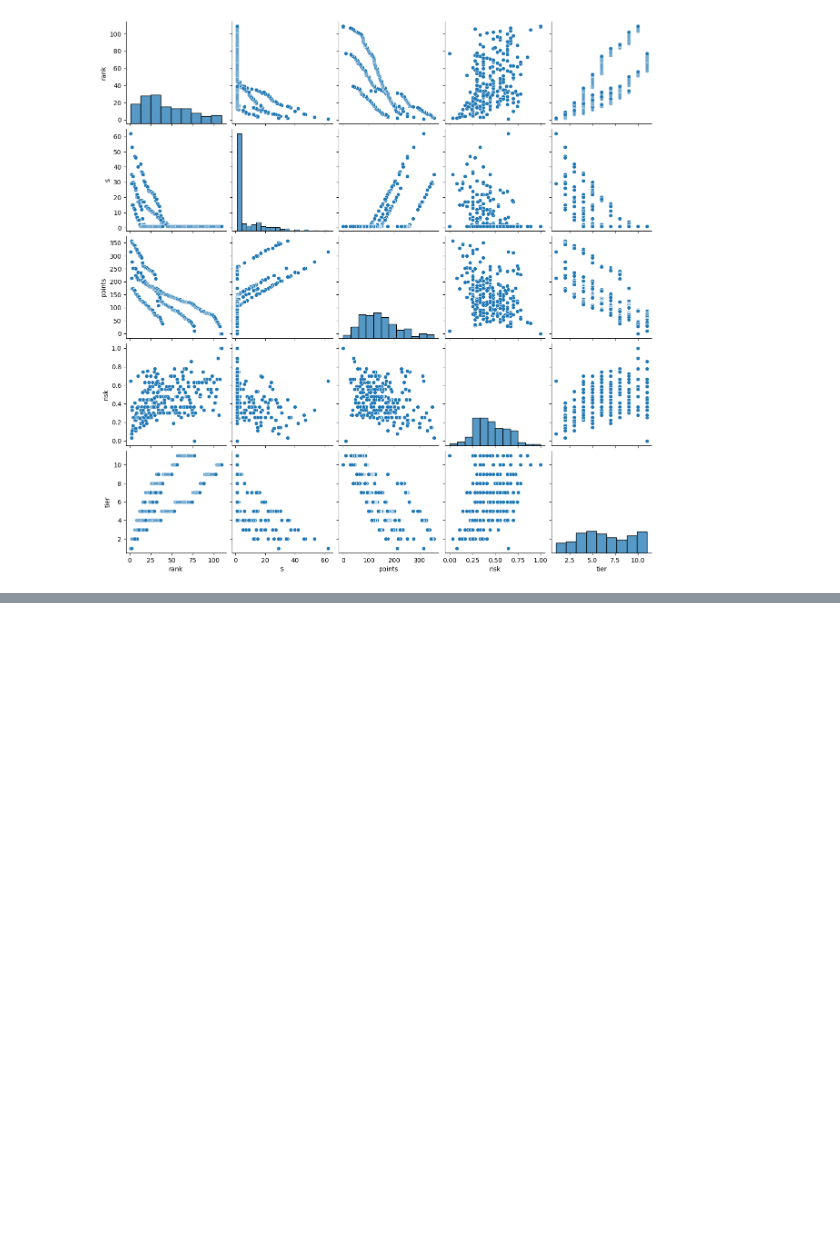
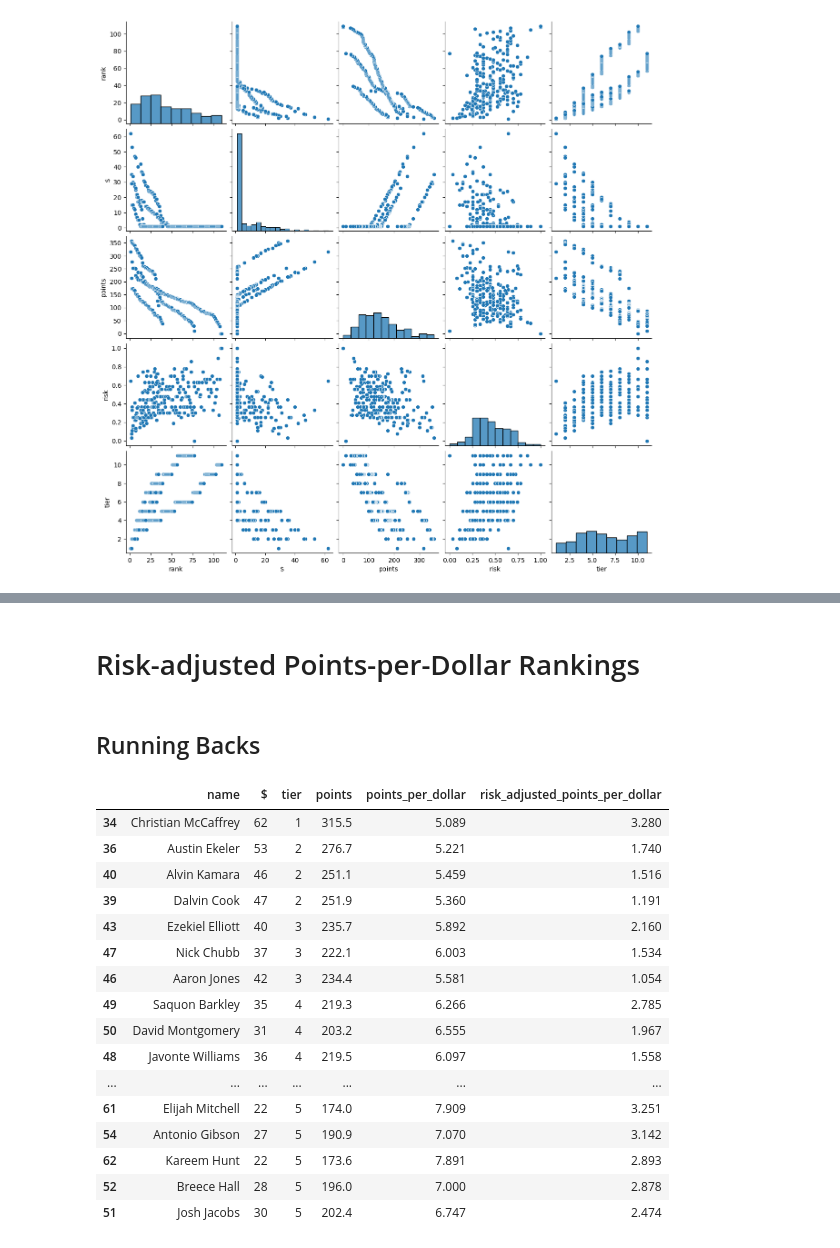
Before and after one commit to zbloss/salary-cap-analysis, a Jupyter notebook: notebooks/eda.ipynb, the cells around one changed output, grey strips where cells are left out. Drawn from its saved outputs; the diff is of its cells as text; code cells hidden in the pictures; blank space fills up the shorter version.

```diff
--- a/notebooks/eda.ipynb
+++ b/notebooks/eda.ipynb
@@ -401,7 +401,8 @@ sns.pairplot(data)
 <Figure size 1000x1000 with 0 Axes>
 [figure]
 # %%
-data['points_per_dollar'] = data['points'] / data['$']
+data['points_per_dollar'] = round(data['points'] / data['$'], 3)
+data['risk_adjusted_points_per_dollar'] = round(data['points_per_dollar'] * data['risk'], 3)
 # %%
 fig = px.scatter(
     data_frame=data,
@@ -585,0 +577,28 @@ data[
+# %% [markdown]
+# Risk-adjusted Points-per-Dollar Rankings
+# %% [markdown]
+## Running Backs
+# %%
+rb_data = data[
+    data['position'] == 'RB'
+][['name', '$', 'tier', 'points', 'points_per_dollar', 'risk_adjusted_points_per_dollar']].sort_values(by=['tier', 'risk_adjusted_points_per_dollar'], ascending=[True, False])
+
+rb_data.head(20)
+# %% [output]
+|  | name | $ | tier | points | points_per_dollar | risk_adjusted_points_per_dollar |
+| 34 | Christian McCaffrey | 62 | 1 | 315.5 | 5.089 | 3.280 |
+| 36 | Austin Ekeler | 53 | 2 | 276.7 | 5.221 | 1.740 |
+| 40 | Alvin Kamara | 46 | 2 | 251.1 | 5.459 | 1.516 |
+| 39 | Dalvin Cook | 47 | 2 | 251.9 | 5.360 | 1.191 |
+| 43 | Ezekiel Elliott | 40 | 3 | 235.7 | 5.892 | 2.160 |
+| 47 | Nick Chubb | 37 | 3 | 222.1 | 6.003 | 1.534 |
+| 46 | Aaron Jones | 42 | 3 | 234.4 | 5.581 | 1.054 |
+| 49 | Saquon Barkley | 35 | 4 | 219.3 | 6.266 | 2.785 |
+| 50 | David Montgomery | 31 | 4 | 203.2 | 6.555 | 1.967 |
+| 48 | Javonte Williams | 36 | 4 | 219.5 | 6.097 | 1.558 |
+| ... | ... | ... | ... | ... | ... | ... |
+| 61 | Elijah Mitchell | 22 | 5 | 174.0 | 7.909 | 3.251 |
+| 54 | Antonio Gibson | 27 | 5 | 190.9 | 7.070 | 3.142 |
+| 62 | Kareem Hunt | 22 | 5 | 173.6 | 7.891 | 2.893 |
+| 52 | Breece Hall | 28 | 5 | 196.0 | 7.000 | 2.878 |
+| 51 | Josh Jacobs | 30 | 5 | 202.4 | 6.747 | 2.474 |
```
Also changed, not shown: parts of 26 cells of this notebook, 10 other files.
